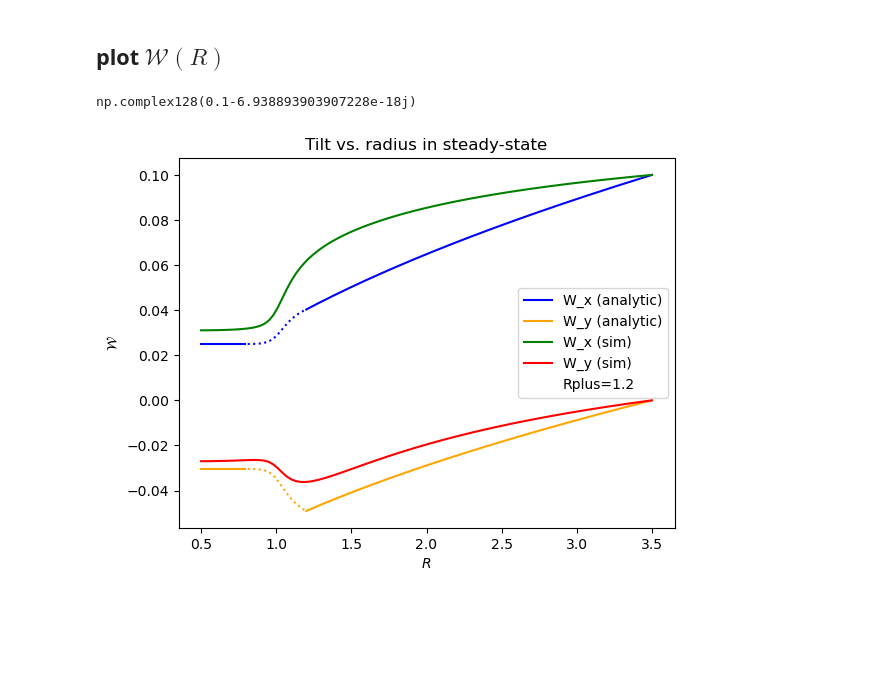
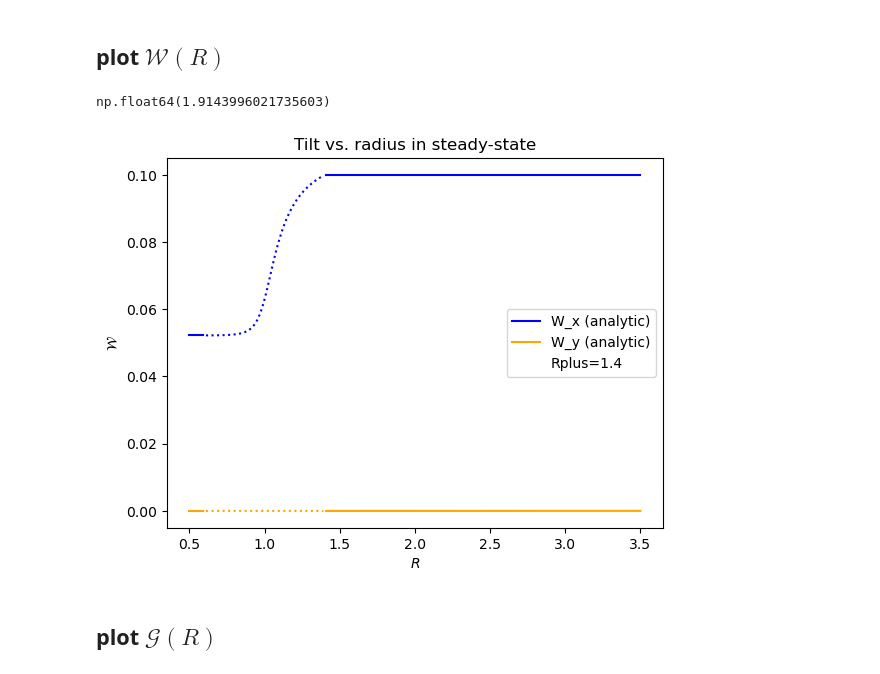
Before and after one commit to Jupiter1994/warped-disks, a Jupyter notebook: reduced-eqs-analytic-soln.ipynb, the cells around one changed output. Cells and saved outputs as stored; diff of their text form; code cells hidden in the pictures; blank space fills up the shorter version.

```diff
--- a/reduced-eqs-analytic-soln.ipynb
+++ b/reduced-eqs-analytic-soln.ipynb
@@ -23,7 +23,7 @@ import matplotlib.pyplot as plt
 # %%
 cs = 0.02 # 0.02
 h = cs
-alpha = 0.01 # 0.1 # 0.019
+alpha = cs/1e4 # 0.1 # 0.019
 
 # planet parameters
 Mp, a = 0.003, 1
@@ -39,7 +39,7 @@ Rout = 3.5
 # radial coordinate of planet
 a = 1
 # outer boundary for planet's region of influence
-delta = a * (2*soft_term)
+delta = a * (4*soft_term)
 Rminus = a - delta
 Rplus = a + delta
 # %% [markdown]
@@ -107,15 +107,20 @@ def Wouter(R):
 ## plot $\mathcal{W}(R)$
 # %%
 ## load in (integrated) steady-state solution
-file_path_W = "Data/steady-state/RWs/alpha=" + str(alpha) + \
-    ",h=" + str(cs) + ",Mp=" + str(Mp) + ",eps=" +str(soft_term) +\
-        ",Rmax=" + str(Rmax) + ".npy"
-file_path_G = "Data/steady-state/RGs/alpha=" + str(alpha) + \
-    ",h=" + str(cs) + ",Mp=" + str(Mp) + ",eps=" +str(soft_term) +\
-        ",Rmax=" + str(Rmax) + ".npy"
+load_data = False
+if load_data:
+    file_path_W = "Data/steady-state/RWs/alpha=" + str(alpha) + \
+        ",h=" + str(cs) + ",Mp=" + str(Mp) + ",eps=" +str(soft_term) +\
+            ",Rmax=" + str(Rout) + ".npy"
+    file_path_G = "Data/steady-state/RGs/alpha=" + str(alpha) + \
+        ",h=" + str(cs) + ",Mp=" + str(Mp) + ",eps=" +str(soft_term) +\
+            ",Rmax=" + str(Rout) + ".npy"
 
-RWs_ss = np.load(file_path_W)
-Rs_ss, Ws_ss = RWs_ss[0], RWs_ss[1]
+    RWs_ss = np.load(file_path_W)
+    Rs_ss, Ws_ss = RWs_ss[0], RWs_ss[1]
+
+    RGs_ss = np.load(file_path_G)
+    Rs_torque_ss, Gs_ss = RGs_ss[0], RGs_ss[1]
 # %%
 # spatial domain
 Rmin = 0.5
@@ -129,37 +134,38 @@ Rs_warp = np.linspace(Rmin, Rmax, num_Rs)
 Rs_inner = Rs_warp[Rs_warp < Rminus]
 Rs_outer = Rs_warp[Rs_warp > Rplus]
 Rs_mid = Rs_warp[(Rs_warp > Rminus) & (Rs_warp < Rplus)]
-# %%
-Wouter(Rs_outer)[-1]
-# %% [output]
-np.complex128(0.1-6.938893903907228e-18j)
+# %%
+1/np.cosh(2*k)
+# %% [output]
+np.float64(1.9143996021735603)
 # %%
 plt.plot(Rs_inner, Winner(Rs_inner).real, color="blue", ls='-')
 plt.plot(Rs_inner, Winner(Rs_inner).imag, color="orange", ls='-')
 
 plt.plot(Rs_mid, Wmid(Rs_mid).real, color="blue", ls=':')
 plt.plot(Rs_mid, Wmid(Rs_mid).imag, color="orange", ls=':')
 
 plt.plot(Rs_outer, Wouter(Rs_outer).real, color="blue", ls='-', label="W_x (analytic)")
 plt.plot(Rs_outer, Wouter(Rs_outer).imag, color="orange", ls='-', label="W_y (analytic)")
 
-plt.plot(Rs_ss, Ws_ss.real, color="green", label="W_x (sim)")
-plt.plot(Rs_ss, Ws_ss.imag, color="red", label="W_y (sim)")
+if load_data:
+    plt.plot(Rs_ss, Ws_ss.real, color="green", label="W_x (sim)")
+    plt.plot(Rs_ss, Ws_ss.imag, color="red", label="W_y (sim)")
 
 plt.scatter([],[], s=0, label="Rplus=" + str(Rplus))
 
 plt.title(r"Tilt vs. radius in steady-state")
 plt.xlabel(r"$R$")
 plt.ylabel(r"$\mathcal{W}$")
 plt.legend()
 
 save_figs = False
 if save_figs:
     filepath = "Figures/analytic_alpha=" + str(alpha) + \
     ",h=" + str(cs) + ",Mp=" + str(Mp) + ",eps=" +str(soft_term) +\
         ",Rmax=" + str(Rmax) + ",Rplus=" + str(Rplus) + ".png"
     plt.savefig(filepath)
 
 plt.show()
 # %% [output]
-[figure, old version]
+[figure, new version]
@@ -170,0 +172,2 @@ plt.show()
+# %% [markdown]
+## plot $\mathcal{G}(R)$
```
Also changed, not shown: parts of 4 cells of this notebook, 1 other file.
